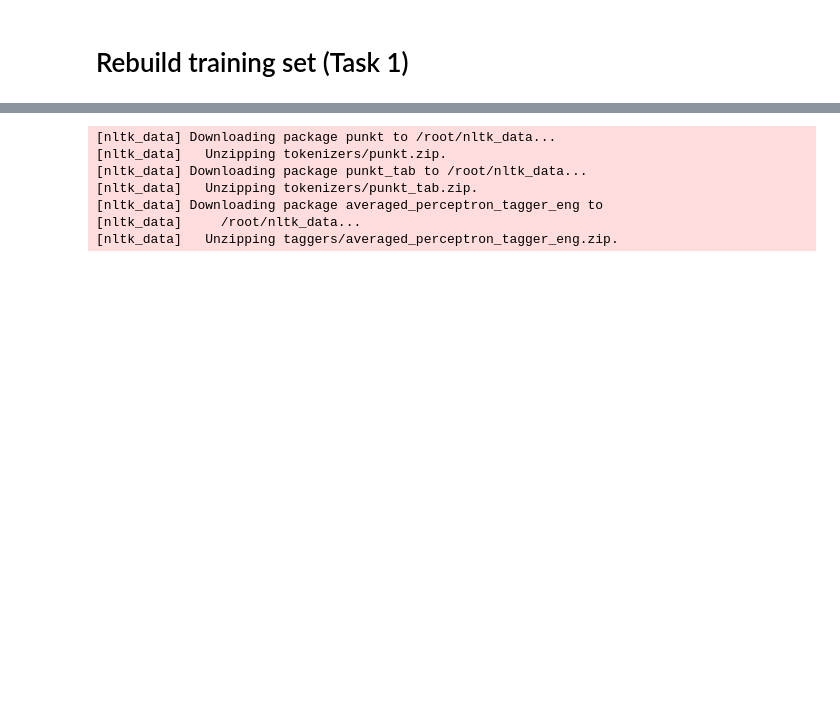
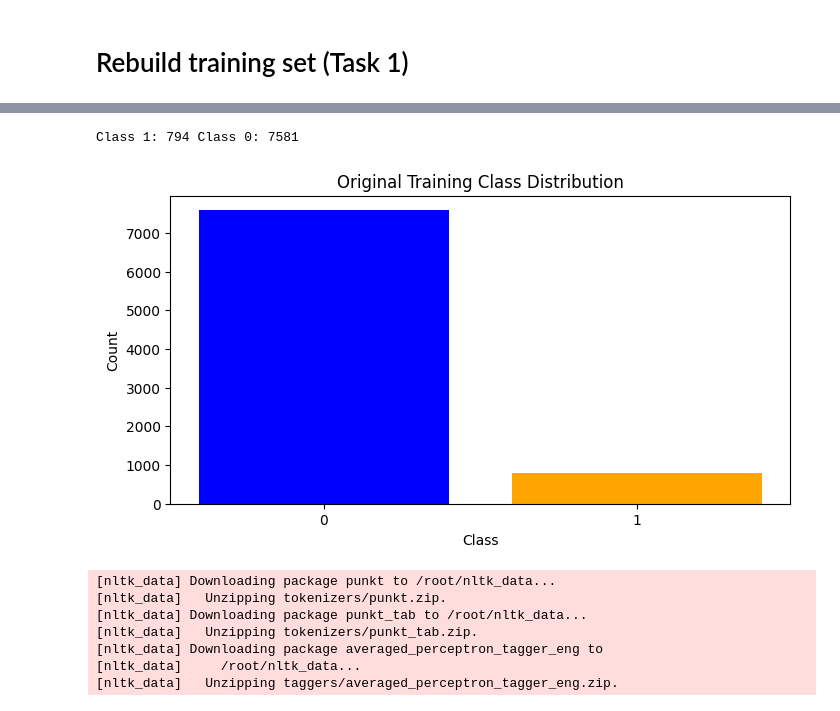
Before and after one commit to BrettConway2/NLP_coursework, a Jupyter notebook: Modified_RoBERTa_baseline.ipynb, the cells around one changed output, grey strips where cells are left out. Saved outputs shown, nothing was run; the diff lists cells and outputs as text; code cells hidden in the pictures; blank space fills up the shorter version.

```diff
--- a/Modified_RoBERTa_baseline.ipynb
+++ b/Modified_RoBERTa_baseline.ipynb
@@ -163,3 +191,21 @@ trdf1
+# %%
+import matplotlib.pyplot as plt
+
+minority_count = trdf1[trdf1.label == 1].shape[0]
+majority_count = trdf1[trdf1.label == 0].shape[0]
+print("Class 1:", minority_count, "Class 0:", majority_count)
+
+# Training set distribution (before oversampling)
+plt.figure(figsize=(8, 4))
+train_counts = trdf1['label'].value_counts().sort_index()
+plt.bar(train_counts.index.astype(str), train_counts.values, color=['blue', 'orange'])
+plt.title("Original Training Class Distribution")
+plt.xlabel("Class")
+plt.ylabel("Count")
+plt.show()
+# %% [output]
+Class 1: 794 Class 0: 7581
+[figure, added]
 # %%
 import nltk
 from nltk.tokenize import word_tokenize
```
Also changed, not shown: parts of 22 cells of this notebook.
